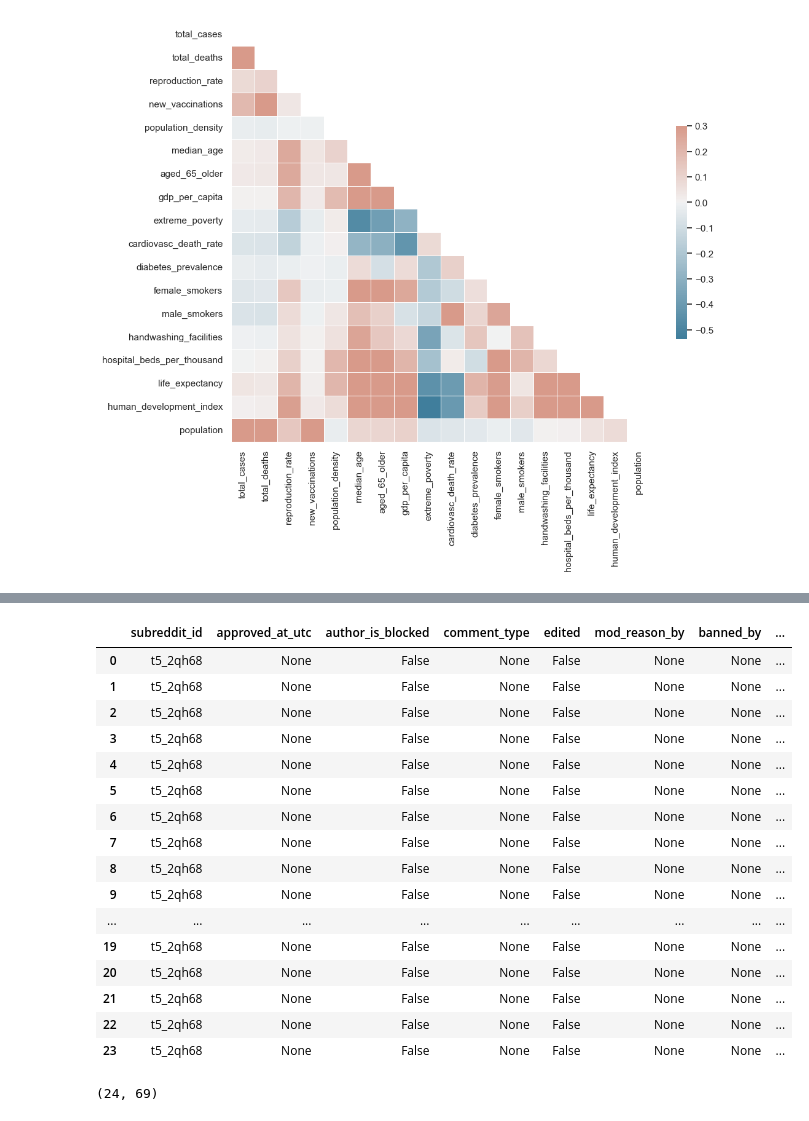
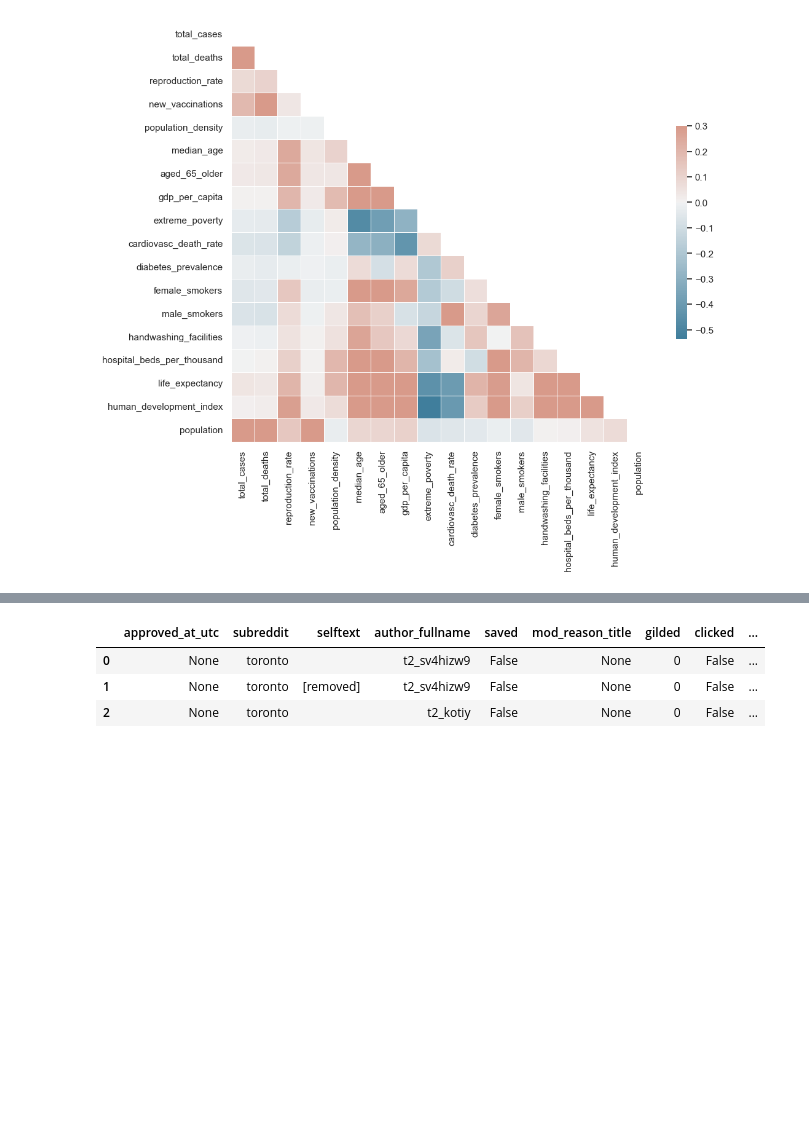
Before and after one commit to Alexander-Gebreamlak/COVID-19-Analysis-and-Mpox-Public-Concerns-, a Jupyter notebook: Assignment_2_COVID-19_Data_Analysis_&_Addressing_Mpox_Misinformation&Disinformation.ipynb, the cells around one changed output, grey strips where cells are left out. Drawn from its saved outputs; the diff is of its cells as text; code cells hidden in the pictures; blank space fills up the shorter version.

```diff
--- a/Assignment_2_COVID-19_Data_Analysis_&_Addressing_Mpox_Misinformation&Disinformation.ipynb
+++ b/Assignment_2_COVID-19_Data_Analysis_&_Addressing_Mpox_Misinformation&Disinformation.ipynb
@@ -228,10 +205,0 @@ JSONContent
-# %%
-# Initialize an Empty DataFrame
-data = pd.DataFrame()
-
-# Check for 'data' Key and Create DataFrame from 'data' Key
-if 'data' in list(JSONContent.keys()):
-    data = pd.DataFrame.from_records(JSONContent['data'])
-
-pd.set_option('display.max_columns', None)
-data.head(100)
@@ -274,38 +206,37 @@ Results for M-pox in vancouver: {'data': [], 'metadata': {'op_a': 160, 'op_b': 0
 # %%
-url = 'https://api.pullpush.io/reddit/search/comment/?q=pox&subreddit=canada&after=1723617600&before=1727330400'
+#Project 2: Analyzing Public Concerns About Mpox
+#Q1 Data Collection and Analysis
 
-# url = 'https://api.pullpush.io/reddit/search/comment/?q=covid&subreddit=toronto&after=1722312000&before=1724904000'
+# Define your search terms
+search_terms = 'Mpox OR Monkeypox OR M-pox'
+subreddits = 'Toronto'
+# subreddits = 'Vancouver'
+# subreddits = 'Calgary'
 
+
+# URL encode the parameters
+encoded_search_terms = urllib.parse.quote(search_terms)
+encoded_subreddits = urllib.parse.quote(subreddits)
+
+# Construct the URL
+url = f'https://api.pullpush.io/reddit/search/submission/?q={encoded_search_terms}&subreddit={encoded_subreddits}&after=1723617600&before=1727330400'
 JSONContent = requests.get(url).json()
 JSONContent
+
 # Initialize an Empty DataFrame
 data = pd.DataFrame()
 
 # Check for 'data' Key and Create DataFrame from 'data' Key
 if 'data' in list(JSONContent.keys()):
     data = pd.DataFrame.from_records(JSONContent['data'])
 
 pd.set_option('display.max_columns', None)
 data.head(100)
+
+#Results
+#Could not identify submissions/posts in the Calgary or Vancouver subreddit during this timeframe, whereas Toronto had 3 posts. Therefore, I decided to remove the time filter.
 # %% [output]
-|  | subreddit_id | approved_at_utc | author_is_blocked | comment_type | edited | mod_reason_by | banned_by | ... |
-| 0 | t5_2qh68 | None | False | None | False | None | None | ... |
-| 1 | t5_2qh68 | None | False | None | False | None | None | ... |
-| 2 | t5_2qh68 | None | False | None | False | None | None | ... |
-| 3 | t5_2qh68 | None | False | None | False | None | None | ... |
-| 4 | t5_2qh68 | None | False | None | False | None | None | ... |
-| 5 | t5_2qh68 | None | False | None | False | None | None | ... |
-| 6 | t5_2qh68 | None | False | None | False | None | None | ... |
-| 7 | t5_2qh68 | None | False | None | False | None | None | ... |
-| 8 | t5_2qh68 | None | False | None | False | None | None | ... |
-| 9 | t5_2qh68 | None | False | None | False | None | None | ... |
-| ... | ... | ... | ... | ... | ... | ... | ... | ... |
-| 19 | t5_2qh68 | None | False | None | False | None | None | ... |
-| 20 | t5_2qh68 | None | False | None | False | None | None | ... |
-| 21 | t5_2qh68 | None | False | None | False | None | None | ... |
-| 22 | t5_2qh68 | None | False | None | False | None | None | ... |
-| 23 | t5_2qh68 | None | False | None | False | None | None | ... |
+|  | approved_at_utc | subreddit | selftext | author_fullname | saved | mod_reason_title | gilded | clicked | ... |
+| 0 | None | toronto |  | t2_sv4hizw9 | False | None | 0 | False | ... |
+| 1 | None | toronto | [removed] | t2_sv4hizw9 | False | None | 0 | False | ... |
+| 2 | None | toronto |  | t2_kotiy | False | None | 0 | False | ... |
-# %%
-data.shape
-# %% [output]
-(24, 69)
```
Also changed, not shown: parts of 14 cells of this notebook.
